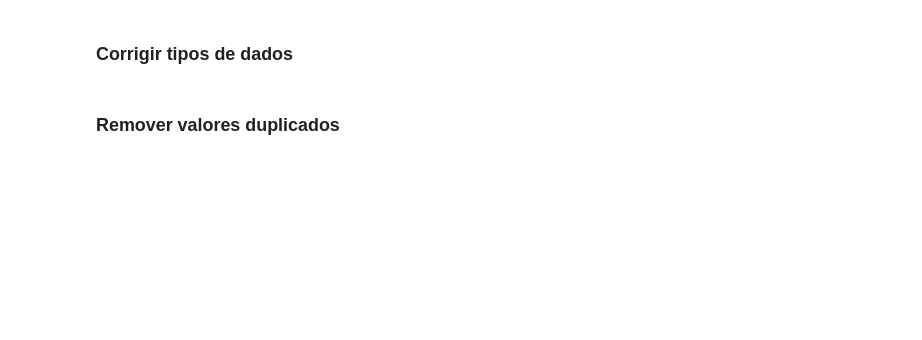
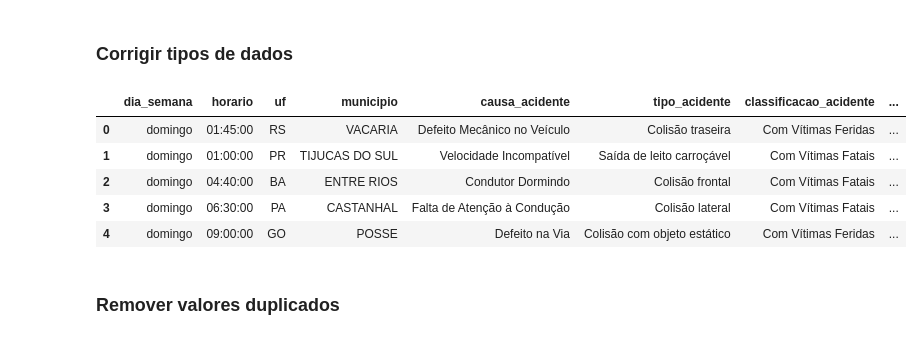
Before and after one commit to mtzdantas/acidentes_transito, a Jupyter notebook: main.ipynb, the cells around one changed output. Saved outputs shown, nothing was run; the diff lists cells and outputs as text; code cells hidden in the pictures; blank space fills up the shorter version.

```diff
--- a/main.ipynb
+++ b/main.ipynb
@@ -83,7 +83,7 @@ acidentes[acidentes['tipo_acidente'] == 'Desconhecido'].head()
 ### Corrigir tipos de dados
 # %%
 # Transformando a coluna de data para o tipo datetime.
-acidentes['data_inversa'] = pd.to_datetime(acidentes['data_inversa'], format='%d/%m/%Y')
+acidentes['data_inversa'] = pd.to_datetime(acidentes['data_inversa'], format='%Y-%m-%d')
 
 # Separando a data em colunas de dia, mês e ano.
 acidentes['dia'] = acidentes['data_inversa'].dt.day
@@ -100,6 +100,16 @@ acidentes['dia_semana'] = pd.Categorical(acidentes['dia_semana'], categories=ord
 
 # Excluindo coluna.
 acidentes = acidentes.drop(columns=['data_inversa'])
+# %%
+# Visualizando tabela.
+acidentes.head()
+# %% [output]
+|  | dia_semana | horario | uf | municipio | causa_acidente | tipo_acidente | classificacao_acidente | ... |
+| 0 | domingo | 01:45:00 | RS | VACARIA | Defeito Mecânico no Veículo | Colisão traseira | Com Vítimas Feridas | ... |
+| 1 | domingo | 01:00:00 | PR | TIJUCAS DO SUL | Velocidade Incompatível | Saída de leito carroçável | Com Vítimas Fatais | ... |
+| 2 | domingo | 04:40:00 | BA | ENTRE RIOS | Condutor Dormindo | Colisão frontal | Com Vítimas Fatais | ... |
+| 3 | domingo | 06:30:00 | PA | CASTANHAL | Falta de Atenção à Condução | Colisão lateral | Com Vítimas Fatais | ... |
+| 4 | domingo | 09:00:00 | GO | POSSE | Defeito na Via | Colisão com objeto estático | Com Vítimas Feridas | ... |
 # %% [markdown]
 ### Remover valores duplicados
 # %%
```
Also changed, not shown: parts of 12 cells of this notebook.
